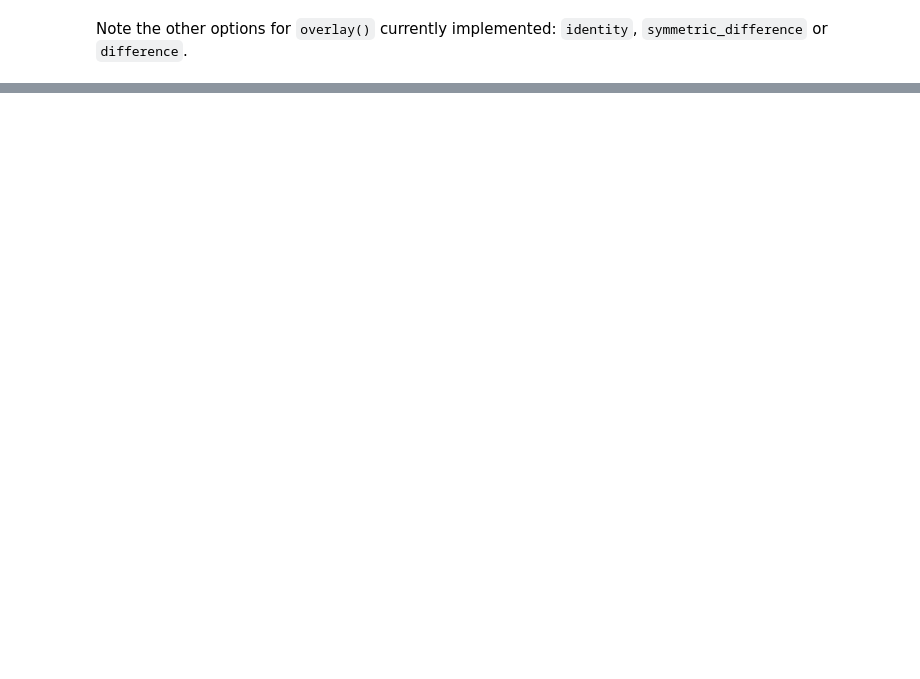
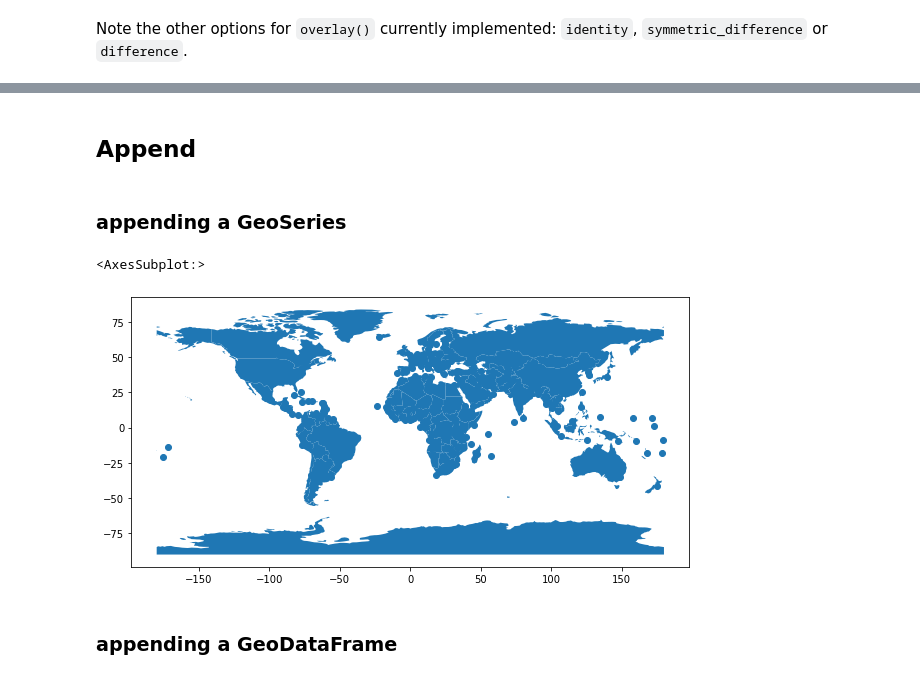
Before and after one commit to sebastianhohmann/geopandas_examples, a Jupyter notebook: _04_common_recipes_reatures.ipynb, the cells around one changed output, grey strips where cells are left out. Saved outputs shown, nothing was run; the diff lists cells and outputs as text; code cells hidden in the pictures; blank space fills up the shorter version.

```diff
--- a/_04_common_recipes_reatures.ipynb
+++ b/_04_common_recipes_reatures.ipynb
@@ -140,0 +145,2 @@ Note the other options for `overlay()` currently implemented: `identity`, `symme
+# %%
+cities = gpd.read_file(gpd.datasets.get_path('naturalearth_cities'))
@@ -140,0 +157,13 @@ Note the other options for `overlay()` currently implemented: `identity`, `symme
+# %% [markdown]
+## Append
+# %% [markdown]
+### appending a GeoSeries
+# %%
+joined = world.geometry.append(cities.geometry)
+# %%
+joined.plot(figsize=(10, 6))
+# %% [output]
+<AxesSubplot:>
+[figure, added]
+# %% [markdown]
+### appending a GeoDataFrame
```
Also changed, not shown: parts of 28 cells of this notebook.
